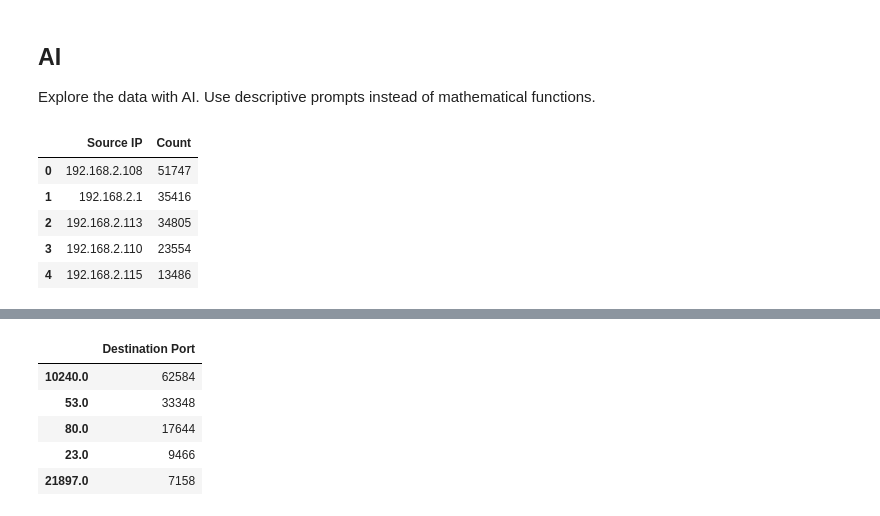
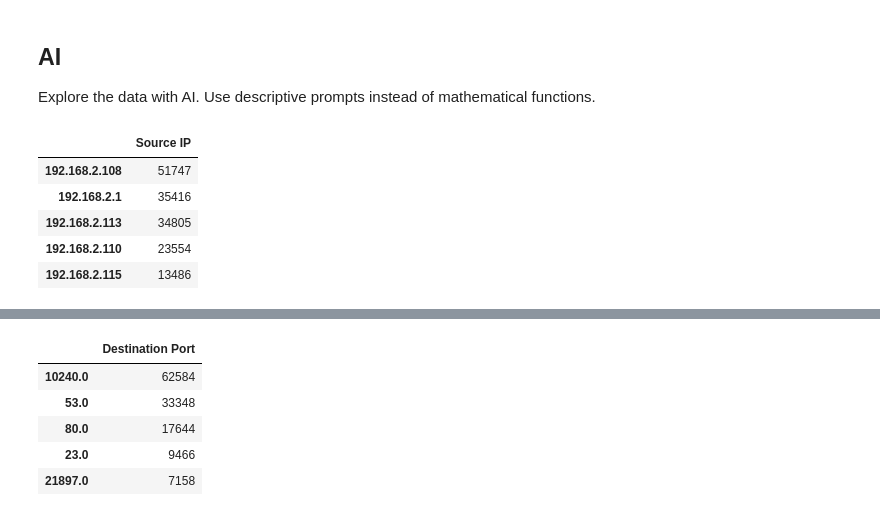
Before and after one commit to mundruid/bsides-augusta-2023, a Jupyter notebook: bsides_aug.ipynb, the cells around one changed output, grey strips where cells are left out. Saved outputs shown, nothing was run; the diff lists cells and outputs as text; code cells hidden in the pictures.

Commit message:
adds pandas ai code

```diff
--- a/bsides_aug.ipynb
+++ b/bsides_aug.ipynb
@@ -605,14 +601,13 @@ print(outliers)
 ## AI
 Explore the data with AI. Use descriptive prompts instead of mathematical functions.
 # %%
-top_5_source_IPs = pandas_ai(
-    mirai_df, prompt="Which are the 5 most popular source IP addresses?"
-)
+top_5_source_IPs = mirai_smart.chat("Which are the 5 most popular source IP addresses?")
+
 top_5_source_IPs
 # %% [output]
-|  | Source IP | Count |
-| 0 | 192.168.2.108 | 51747 |
-| 1 | 192.168.2.1 | 35416 |
-| 2 | 192.168.2.113 | 34805 |
-| 3 | 192.168.2.110 | 23554 |
-| 4 | 192.168.2.115 | 13486 |
+|  | Source IP |
+| 192.168.2.108 | 51747 |
+| 192.168.2.1 | 35416 |
+| 192.168.2.113 | 34805 |
+| 192.168.2.110 | 23554 |
+| 192.168.2.115 | 13486 |
```
Also changed, not shown: parts of 34 cells of this notebook.
